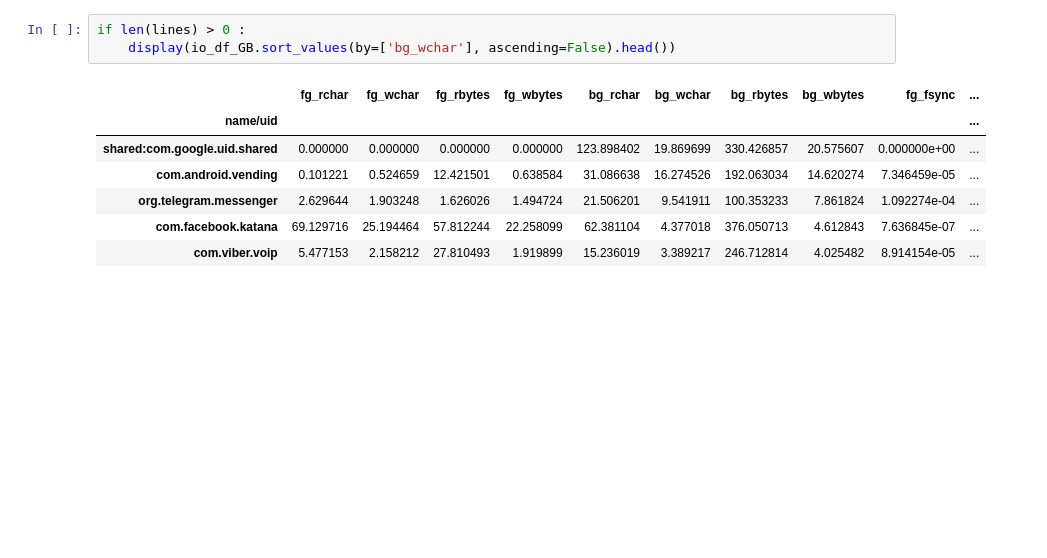
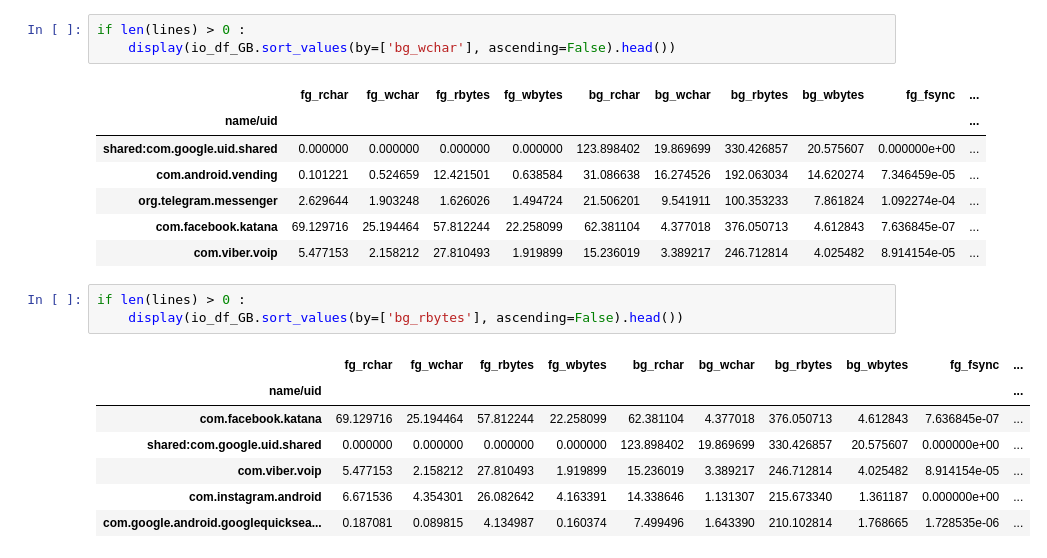
Before and after one commit to Binse-Park/Parser-android-s-dumpstate, a Jupyter notebook: log_parser.ipynb, the cells around one changed output. Cells and saved outputs as stored; diff of their text form; blank space fills up the shorter version.

```diff
--- a/log_parser.ipynb
+++ b/log_parser.ipynb
@@ -2304,3 +2304,14 @@ if len(lines) > 0 :
 | org.telegram.messenger | 2.629644 | 1.903248 | 1.626026 | 1.494724 | 21.506201 | 9.541911 | 100.353233 | 7.861824 | 1.092274e-04 | ... |
 | com.facebook.katana | 69.129716 | 25.194464 | 57.812244 | 22.258099 | 62.381104 | 4.377018 | 376.050713 | 4.612843 | 7.636845e-07 | ... |
 | com.viber.voip | 5.477153 | 2.158212 | 27.810493 | 1.919899 | 15.236019 | 3.389217 | 246.712814 | 4.025482 | 8.914154e-05 | ... |
+# %%
+if len(lines) > 0 :
+    display(io_df_GB.sort_values(by=['bg_rbytes'], ascending=False).head())
+# %% [output]
+|  | fg_rchar | fg_wchar | fg_rbytes | fg_wbytes | bg_rchar | bg_wchar | bg_rbytes | bg_wbytes | fg_fsync | ... |
+| name/uid |  |  |  |  |  |  |  |  |  | ... |
+| com.facebook.katana | 69.129716 | 25.194464 | 57.812244 | 22.258099 | 62.381104 | 4.377018 | 376.050713 | 4.612843 | 7.636845e-07 | ... |
+| shared:com.google.uid.shared | 0.000000 | 0.000000 | 0.000000 | 0.000000 | 123.898402 | 19.869699 | 330.426857 | 20.575607 | 0.000000e+00 | ... |
+| com.viber.voip | 5.477153 | 2.158212 | 27.810493 | 1.919899 | 15.236019 | 3.389217 | 246.712814 | 4.025482 | 8.914154e-05 | ... |
+| com.instagram.android | 6.671536 | 4.354301 | 26.082642 | 4.163391 | 14.338646 | 1.131307 | 215.673340 | 1.361187 | 0.000000e+00 | ... |
+| com.google.android.googlequicksea... | 0.187081 | 0.089815 | 4.134987 | 0.160374 | 7.499496 | 1.643390 | 210.102814 | 1.768665 | 1.728535e-06 | ... |
```
